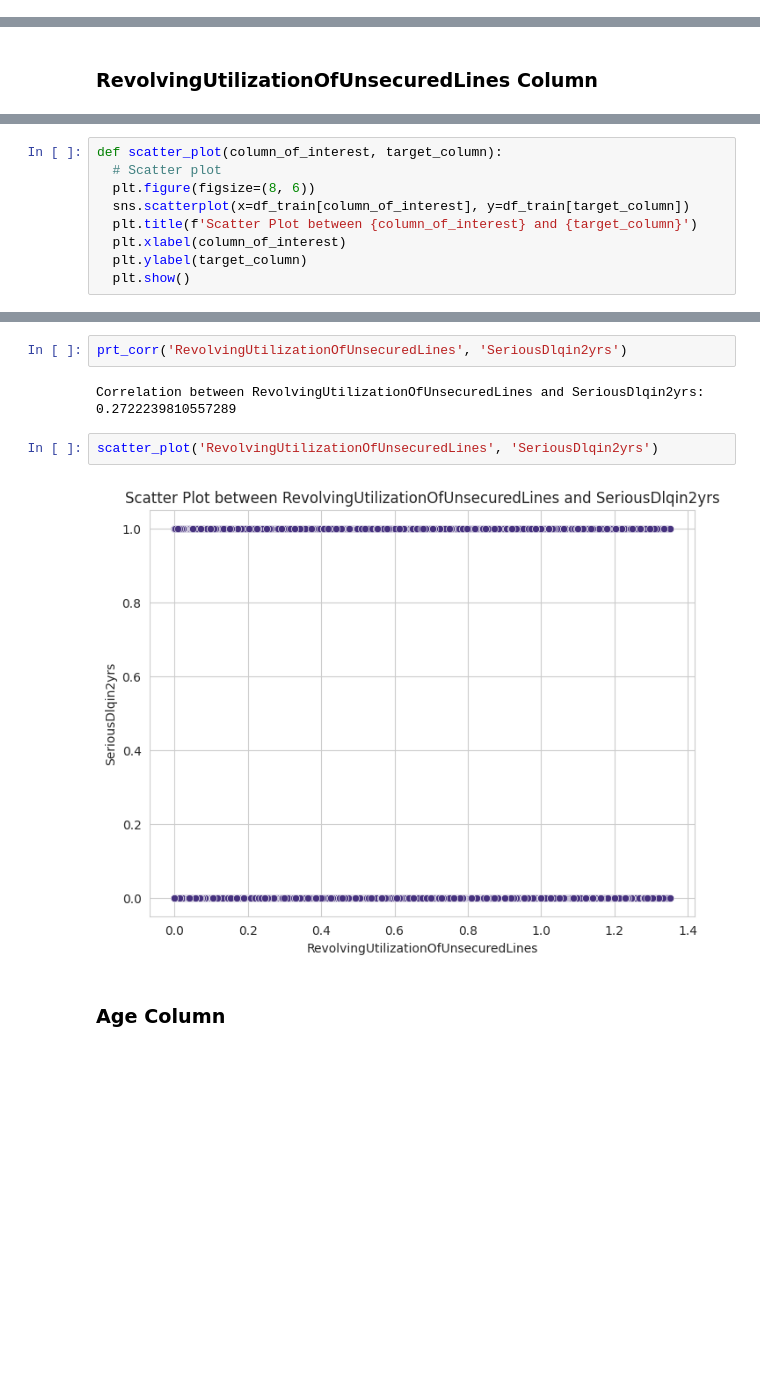
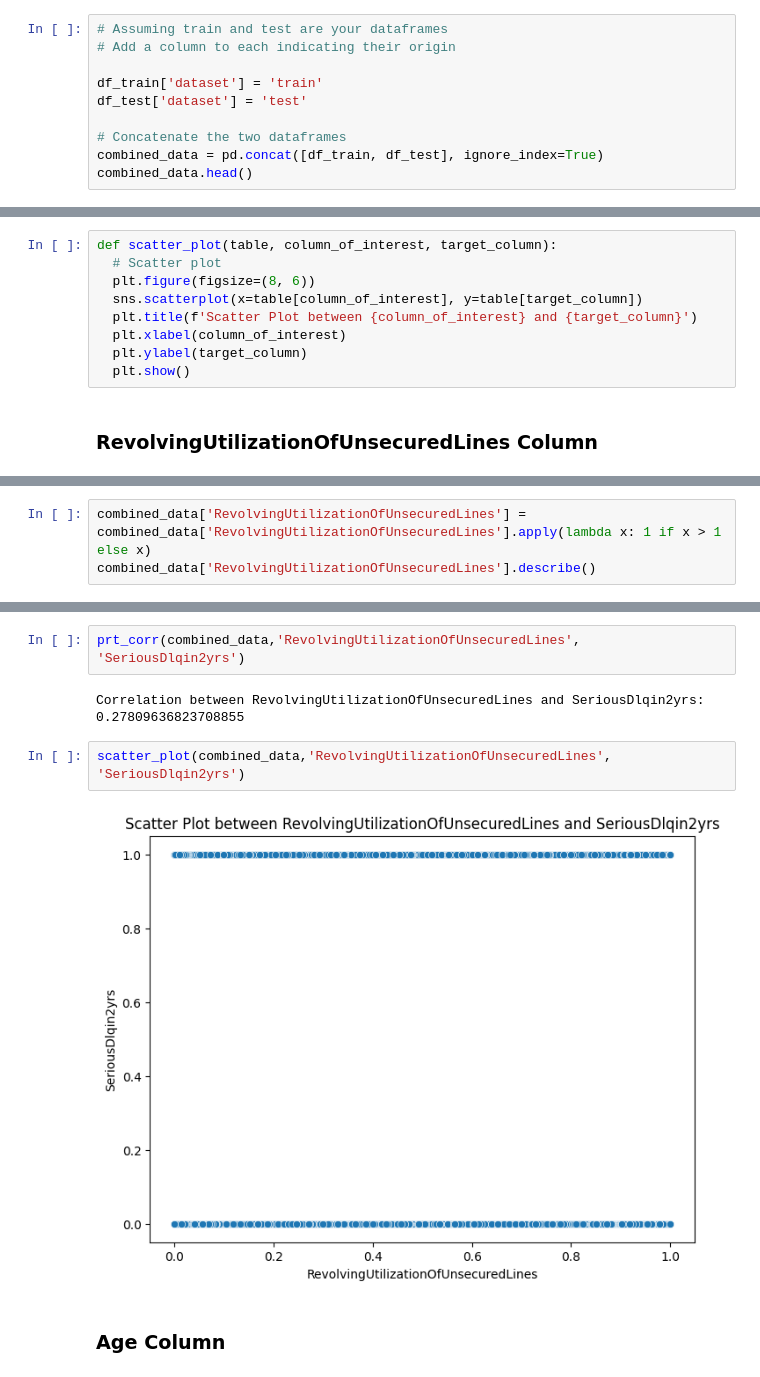
Before and after one commit to Saba-a11/Kaggle_Credit_Score, a Jupyter notebook: CreditModel.ipynb, the cells around one changed output, grey strips where cells are left out. Saved outputs shown, nothing was run; the diff lists cells and outputs as text; blank space fills up the shorter version.

```diff
--- a/CreditModel.ipynb
+++ b/CreditModel.ipynb
@@ -173,3 +189,13 @@ toward the majority class. In your case, this could mean the model is more incli
 **Algorithmic Approaches:** Utilize algorithms designed to handle imbalanced datasets, such as ensemble methods like Balanced Random Forest or algorithms with class weight adjustments.
 
 **Evaluation Metrics:** Instead of solely relying on accuracy, use metrics like precision, recall, F1-score, or area under the ROC curve (AUC-ROC) that are more informative for imbalanced datasets.
+# %%
+# Assuming train and test are your dataframes
+# Add a column to each indicating their origin
+
+df_train['dataset'] = 'train'
+df_test['dataset'] = 'test'
+
+# Concatenate the two dataframes
+combined_data = pd.concat([df_train, df_test], ignore_index=True)
+combined_data.head()
@@ -176,2 +218,11 @@ toward the majority class. In your case, this could mean the model is more incli
+# %%
+def scatter_plot(table, column_of_interest, target_column):
+  # Scatter plot
+  plt.figure(figsize=(8, 6))
+  sns.scatterplot(x=table[column_of_interest], y=table[target_column])
+  plt.title(f'Scatter Plot between {column_of_interest} and {target_column}')
+  plt.xlabel(column_of_interest)
+  plt.ylabel(target_column)
+  plt.show()
 # %% [markdown]
 ### RevolvingUtilizationOfUnsecuredLines Column
@@ -183,10 +229 @@ def prt_corr(column_of_interest, target_column):
-# %%
-def scatter_plot(column_of_interest, target_column):
-  # Scatter plot
-  plt.figure(figsize=(8, 6))
-  sns.scatterplot(x=df_train[column_of_interest], y=df_train[target_column])
-  plt.title(f'Scatter Plot between {column_of_interest} and {target_column}')
-  plt.xlabel(column_of_interest)
-  plt.ylabel(target_column)
-  plt.show()
 # %%
@@ -247,0 +253,3 @@ The key consideration is whether the adjusted data aligns more closely with the
+# %%
+combined_data['RevolvingUtilizationOfUnsecuredLines'] = combined_data['RevolvingUtilizationOfUnsecuredLines'].apply(lambda x: 1 if x > 1 else x)
+combined_data['RevolvingUtilizationOfUnsecuredLines'].describe()
@@ -248,11 +266,11 @@ The key consideration is whether the adjusted data aligns more closely with the
 # %%
-prt_corr('RevolvingUtilizationOfUnsecuredLines', 'SeriousDlqin2yrs')
+prt_corr(combined_data,'RevolvingUtilizationOfUnsecuredLines', 'SeriousDlqin2yrs')
 # %% [output]
-Correlation between RevolvingUtilizationOfUnsecuredLines and SeriousDlqin2yrs: 0.2722239810557289
+Correlation between RevolvingUtilizationOfUnsecuredLines and SeriousDlqin2yrs: 0.27809636823708855
 # %%
-scatter_plot('RevolvingUtilizationOfUnsecuredLines', 'SeriousDlqin2yrs')
+scatter_plot(combined_data,'RevolvingUtilizationOfUnsecuredLines', 'SeriousDlqin2yrs')
 # %% [output]
-[figure, old version]
+[figure, new version]
 # %% [markdown]
 ### Age Column
 # %%
```
Also changed, not shown: parts of 18 cells of this notebook.
